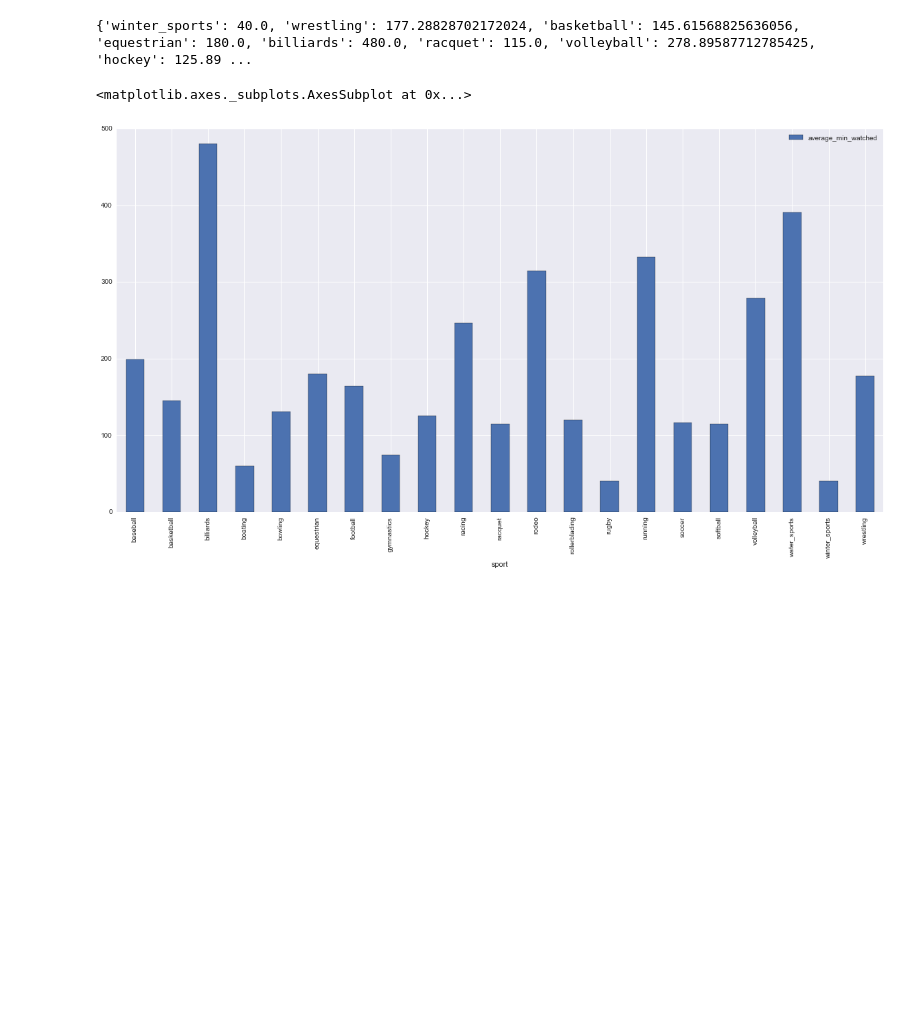
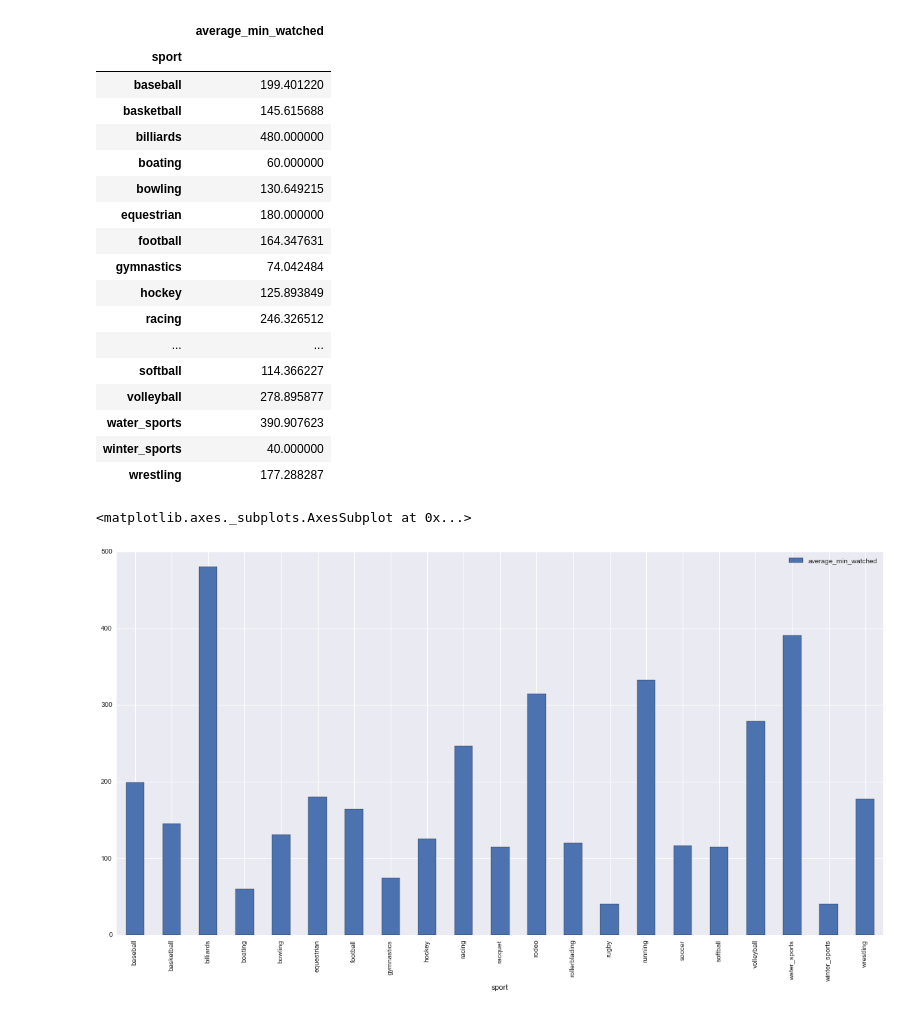
Before and after one commit to BarnetteME1/atus-analysis, a Jupyter notebook: Sports Stuff.ipynb, the cells around one changed output. Saved outputs shown, nothing was run; the diff lists cells and outputs as text; code cells hidden in the pictures; blank space fills up the shorter version.

```diff
--- a/Sports Stuff.ipynb
+++ b/Sports Stuff.ipynb
@@ -107,14 +152,32 @@ for num in range(len(sports_list)):
 # %%
 sports_dict = zip(sports_list_cat, average_time)
 sports_dict = dict(sports_dict)
-sports_dict
-# %% [output]
-{'winter_sports': 40.0, 'wrestling': 177.28828702172024, 'basketball': 145.61568825636056, 'equestrian': 180.0, 'billiards': 480.0, 'racquet': 115.0, 'volleyball': 278.89587712785425, 'hockey': 125.89 ...
 # %%
 sportsdf = pd.Series(sports_dict, name="average_min_watched")
 sportsdf.index.name = "sport"
 sportsdf = sportsdf.reset_index()
 sportsdf.index = sportsdf.pop("sport")
+# %%
+sportsdf
+# %% [output]
+|  | average_min_watched |
+| sport |  |
+| baseball | 199.401220 |
+| basketball | 145.615688 |
+| billiards | 480.000000 |
+| boating | 60.000000 |
+| bowling | 130.649215 |
+| equestrian | 180.000000 |
+| football | 164.347631 |
+| gymnastics | 74.042484 |
+| hockey | 125.893849 |
+| racing | 246.326512 |
+| ... | ... |
+| softball | 114.366227 |
+| volleyball | 278.895877 |
+| water_sports | 390.907623 |
+| winter_sports | 40.000000 |
+| wrestling | 177.288287 |
 # %%
 sportsdf.plot(kind = "bar", figsize = (20,10))
 # %% [output]
```
Also changed, not shown: parts of 5 cells of this notebook, 2 other files.
